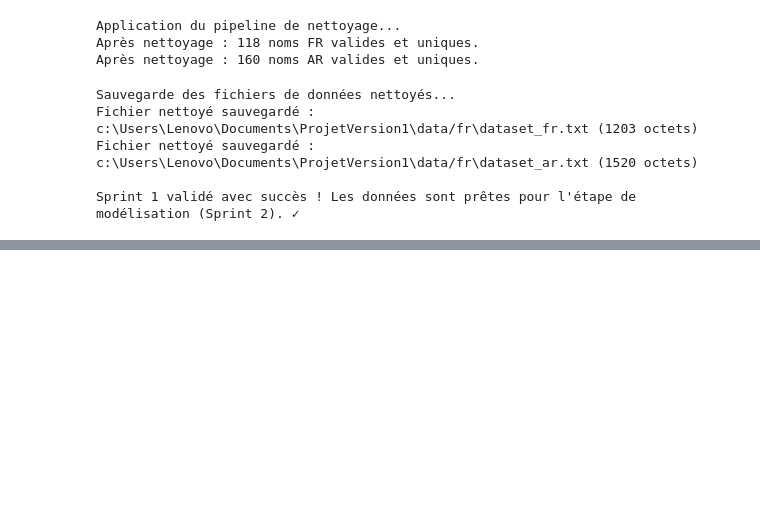
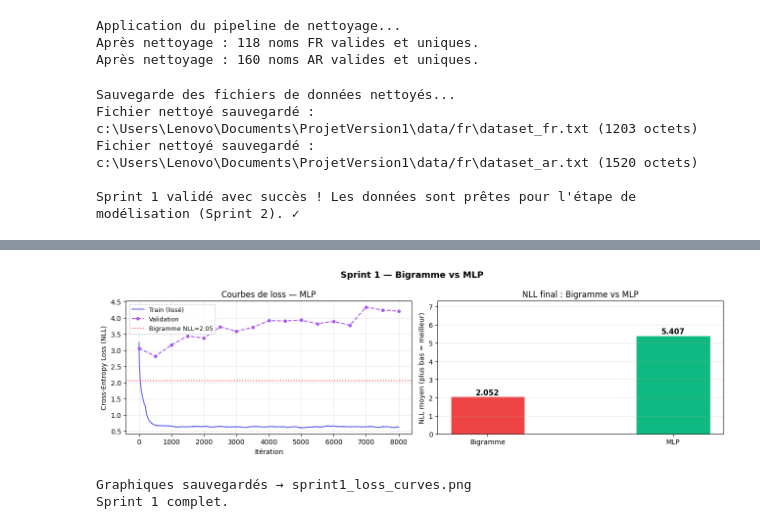
Before and after one commit to hind-bass/NomGen-AI, a Jupyter notebook: notebooks/Sprint1_Fondations.ipynb, the cells around one changed output, grey strips where cells are left out. Saved outputs shown, nothing was run; the diff lists cells and outputs as text; code cells hidden in the pictures; blank space fills up the shorter version.

```diff
--- a/notebooks/Sprint1_Fondations.ipynb
+++ b/notebooks/Sprint1_Fondations.ipynb
@@ -154,3 +146,19 @@ Fichier nettoyé sauvegardé : c:\Users\Lenovo\Documents\ProjetVersion1\data/fr\
 Fichier nettoyé sauvegardé : c:\Users\Lenovo\Documents\ProjetVersion1\data/fr\dataset_ar.txt (1520 octets)
 
 Sprint 1 validé avec succès ! Les données sont prêtes pour l'étape de modélisation (Sprint 2). ✓
+# %%
+import torch
+import torch.nn as nn
+import torch.nn.functional as F
+import matplotlib.pyplot as plt
+
+# Vocabulaire : "." = délimiteur début/fin de nom
+all_chars  = sorted(set("".join(cleaned_fr)))
+VOCAB      = ["."] + all_chars
+VOCAB_SIZE = len(VOCAB)
+
+stoi = {ch: i for i, ch in enumerate(VOCAB)}
+itos = {i: ch for i, ch in enumerate(VOCAB)}
+
+print(f"Taille du vocabulaire : {VOCAB_SIZE}")
+print(f"Caractères : {VOCAB}")
@@ -156,0 +406,56 @@ Sprint 1 validé avec succès ! Les données sont prêtes pour l'étape de modé
+# %%
+# Visualisation des courbes de loss
+# ============================================================================
+
+fig, axes = plt.subplots(1, 2, figsize=(13, 4))
+fig.suptitle("Sprint 1 — Bigramme vs MLP", fontsize=13, fontweight="bold")
+
+# -- Courbe gauche : loss d'entraînement + validation MLP --------------------
+window   = 200
+smoothed = [
+    sum(losses_train[max(0, i - window):i + 1]) / min(i + 1, window)
+    for i in range(len(losses_train))
+]
+axes[0].plot(smoothed, color="#6366F1", linewidth=1.5, label="Train (lissé)")
+
+val_epochs, val_losses = zip(*losses_val)
+axes[0].plot(val_epochs, val_losses, "o--", color="#A855F7",
+             linewidth=1.5, markersize=4, label="Validation")
+axes[0].axhline(
+    nll_bigram, color="#EF4444", linestyle=":", linewidth=1.5,
+    label=f"Bigramme NLL={nll_bigram:.2f}",
+)
+axes[0].set_title("Courbes de loss — MLP")
+axes[0].set_xlabel("Itération")
+axes[0].set_ylabel("Cross-Entropy Loss (NLL)")
+axes[0].legend(fontsize=9)
+axes[0].grid(True, alpha=0.3)
+
+# -- Courbe droite : barre comparative NLL final -----------------------------
+models_labels = ["Bigramme", "MLP"]
+nll_values    = [nll_bigram, nll_mlp]
+colors        = ["#EF4444", "#10B981"]
+
+bars = axes[1].bar(models_labels, nll_values, color=colors,
+                   width=0.4, edgecolor="white", linewidth=1)
+for bar, val in zip(bars, nll_values):
+    axes[1].text(
+        bar.get_x() + bar.get_width() / 2,
+        bar.get_height() + 0.02,
+        f"{val:.3f}", ha="center", va="bottom",
+        fontweight="bold", fontsize=11,
+    )
+axes[1].set_title("NLL final : Bigramme vs MLP")
+axes[1].set_ylabel("NLL moyen (plus bas = meilleur)")
+axes[1].set_ylim(0, max(nll_values) * 1.35)
+axes[1].grid(True, alpha=0.3, axis="y")
+
+plt.tight_layout()
+plt.savefig("sprint1_loss_curves.png", dpi=120, bbox_inches="tight")
+plt.show()
+print("Graphiques sauvegardés → sprint1_loss_curves.png")
+print("Sprint 1 complet.")
+# %% [output]
+[figure, added]
+Graphiques sauvegardés → sprint1_loss_curves.png
+Sprint 1 complet.
```
Also changed, not shown: parts of 6 cells of this notebook, 6 other files.
